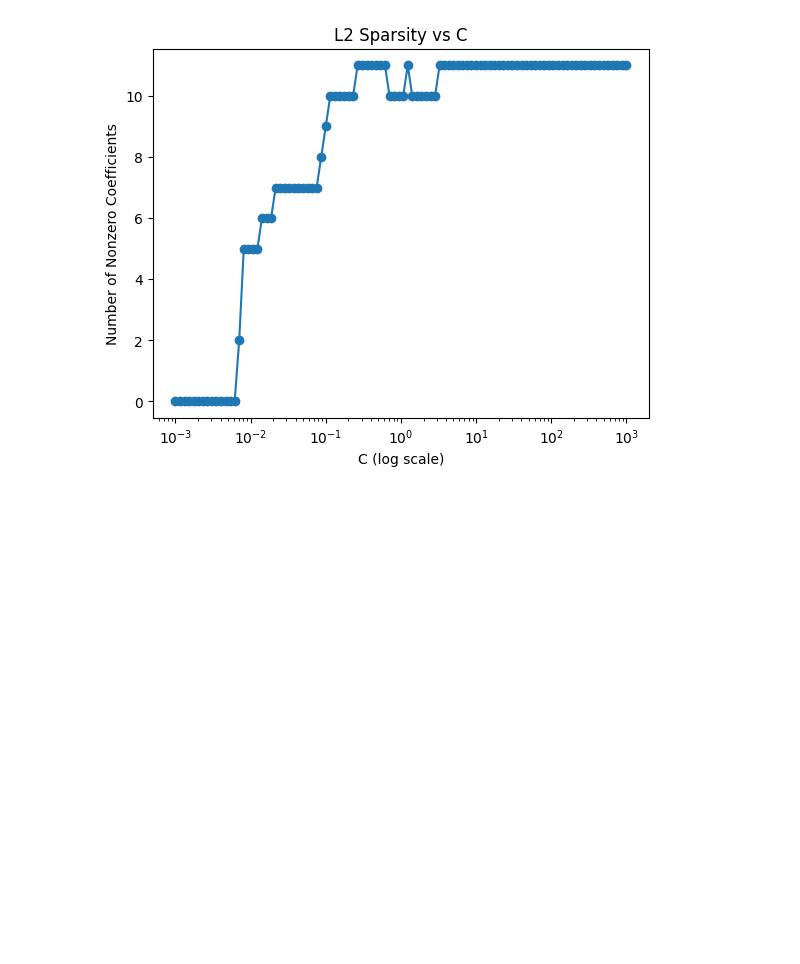
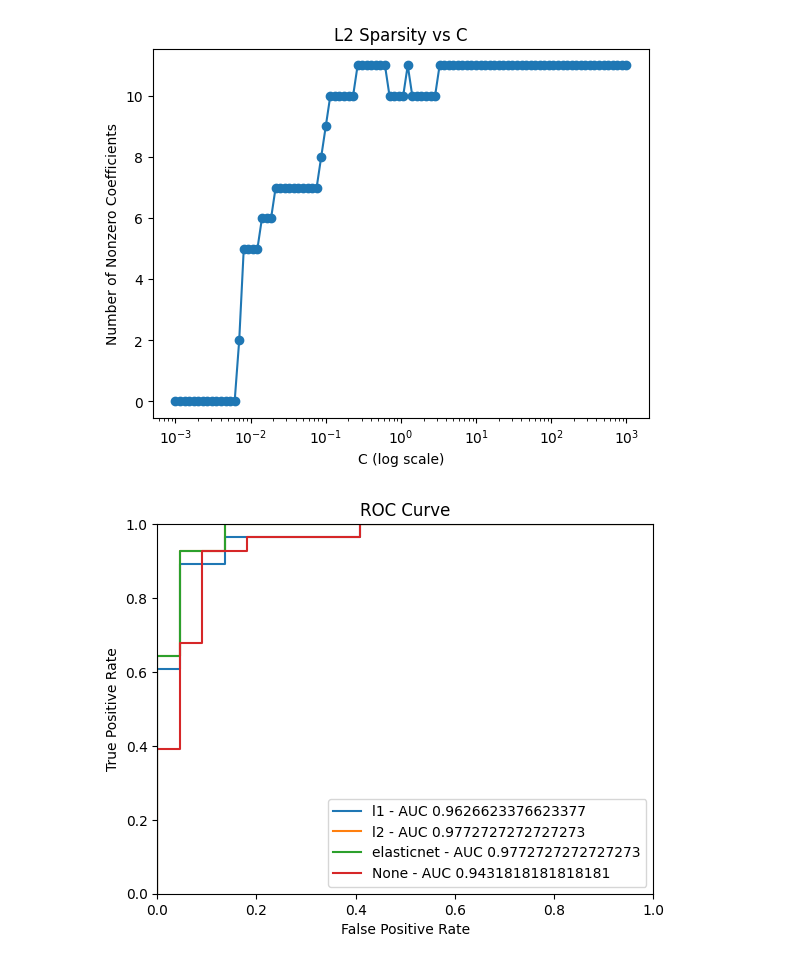
Before and after one commit to jakeogrady/machine_learning_assignments, a Jupyter notebook: logistic_regression.ipynb, the cells around one changed output. Saved outputs shown, nothing was run; the diff lists cells and outputs as text; code cells hidden in the pictures; blank space fills up the shorter version.

```diff
--- a/logistic_regression.ipynb
+++ b/logistic_regression.ipynb
@@ -277,3 +279,17 @@ plt.title("L2 Sparsity vs C")
 plt.show()
 # %% [output]
 [figure]
+# %%
+for i, pen in enumerate(["l1", "l2", "elasticnet", None]):
+    best_model = max(training_test_comparison[pen], key=lambda x: x["test_accuracy"])
+    y_probs = best_model["pipeline"].predict_proba(X_test)[:, 1]
+    fpr, tpr, _ = roc_curve(y_test, y_probs)
+    plt.plot(fpr, tpr, label=f"{pen} - AUC {auc(fpr, tpr)}")
+    plt.xlim([0.0, 1.0])
+    plt.ylim([0.0, 1.0])
+    plt.xlabel("False Positive Rate")
+    plt.ylabel("True Positive Rate")
+    plt.legend(loc="lower right")
+    plt.title("ROC Curve")
+# %% [output]
+[figure, added]
```
Also changed, not shown: parts of 11 cells of this notebook.
